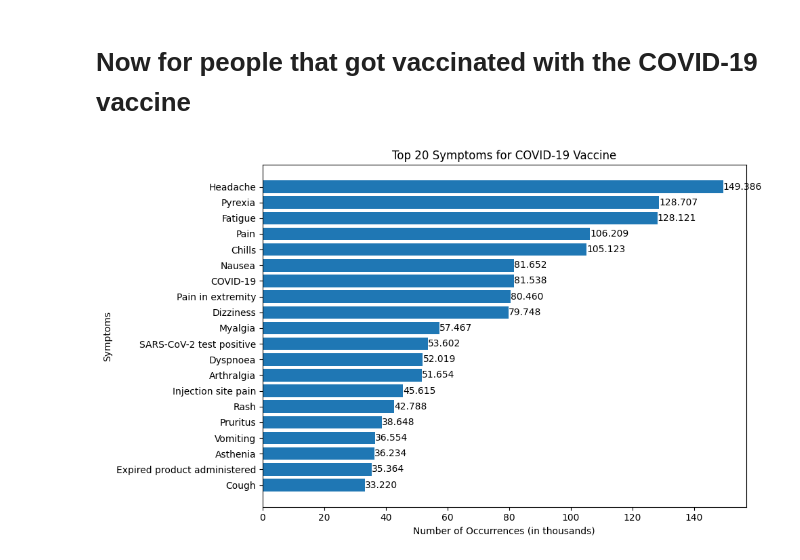
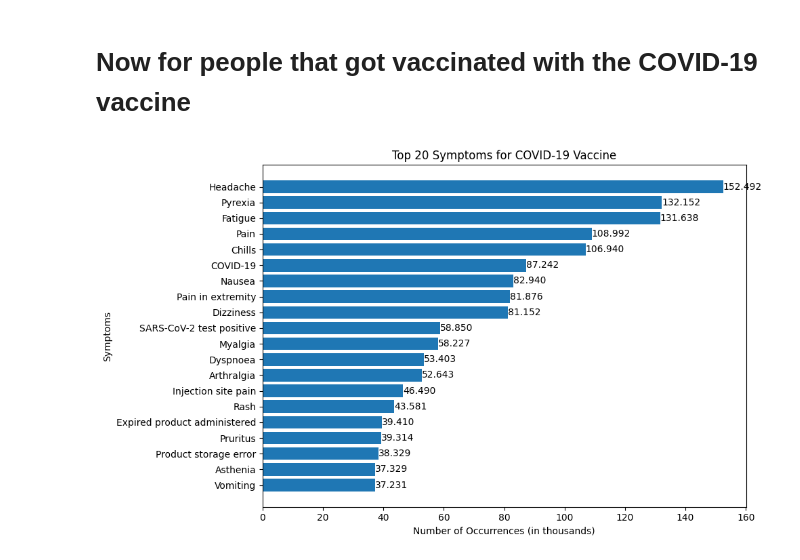
Before and after one commit to ZaNioxX/Masterarbeit, a Jupyter notebook: Data_Exploration/symptoms.ipynb, the cells around one changed output. Drawn from its saved outputs; the diff is of its cells as text; code cells hidden in the pictures.

```diff
--- a/Data_Exploration/symptoms.ipynb
+++ b/Data_Exploration/symptoms.ipynb
@@ -0,0 +3,31 @@
+# %%
+import pandas as pd
+
+# Assuming you have your datasets in a specified directory
+base_path = "/Users/sep/Documents/HAW/Masterarbeit/Daten.nosync/"
+
+total_vax_reports = 0
+unk_vax_reports = 0
+
+for year in range(1990, 2024):
+    vax_file_path = f"{base_path}{year}VAERSVAX.csv"
+
+    try:
+        # Load vaccine data
+        vax_df = pd.read_csv(vax_file_path, encoding='ISO-8859-1')
+
+        # Update counts
+        total_vax_reports += len(vax_df)
+        unk_vax_reports += len(vax_df[vax_df['VAX_TYPE'] == "UNK"])
+
+    except FileNotFoundError:
+        print(f"File not found for year {year}.")
+    except Exception as e:
+        print(f"An error occurred for year {year}: {e}")
+
+# Calculating the percentage
+if total_vax_reports > 0:
+    unk_percentage = (unk_vax_reports / total_vax_reports) * 100
+    print(f"Percentage of VAERS reports with VAX_TYPE as 'UNK': {unk_percentage:.2f}%")
+else:
+    print("No vaccine reports found.")
@@ -61,11 +163,14 @@ for year in range(2020, 2024):
     vax_file_path = f"{base_path}{year}VAERSVAX.csv"
     symptoms_file_path = f"{base_path}{year}VAERSSYMPTOMS.csv"
 
-    # Load vaccine data and filter for COVID-19 vaccines
+    # Load vaccine data
     vax_df = pd.read_csv(vax_file_path, encoding='ISO-8859-1')
-    covid_vax_ids = vax_df[vax_df['VAX_TYPE'] == "COVID19"]['VAERS_ID']
+    vax_df = vax_df.drop_duplicates(subset=['VAERS_ID'])
 
-    # Load symptoms data and filter based on COVID-19 vaccine IDs
+    # Filter for any VAX_TYPE that contains "COVID"
+    covid_vax_ids = vax_df[vax_df['VAX_TYPE'].str.contains("COVID", na=False)]['VAERS_ID']
+
+    # Load symptoms data and filter based on COVID vaccine IDs
     symptoms_df = pd.read_csv(symptoms_file_path, encoding='ISO-8859-1')
     covid_symptoms_df = symptoms_df[symptoms_df['VAERS_ID'].isin(covid_vax_ids)]
 
@@ -77,32 +182,32 @@ for year in range(2020, 2024):
 
 # Counting the occurrences of each symptom
 most_common_covid_symptoms = all_covid_symptoms.value_counts().head(20)
 
 # Convert the Series to a DataFrame
 df = most_common_covid_symptoms.reset_index()
 df.columns = ['Symptom', 'Count']
 
 # Sorting the DataFrame
 df = df.sort_values(by='Count', ascending=True)
 
 # Plotting
 plt.figure(figsize=(10, 6))
 bars = plt.barh(df['Symptom'], df['Count'] / 1000)  # Divide the count by 1000 to convert to thousands
 
 # Adding labels and title
 plt.xlabel('Number of Occurrences (in thousands)')
 plt.ylabel('Symptoms')
 plt.title('Top 20 Symptoms for COVID-19 Vaccine')
 
 # Adding the text inside the bars with thousands separator
 for bar in bars:
     label = f'{bar.get_width():,.3f}'.replace(',', '.')  # Format the number with a dot as a thousands separator
     plt.text(bar.get_width(), bar.get_y() + bar.get_height()/2,
              label,
              va='center', ha='left', color='black')
 
 plt.tight_layout()
-plt.savefig('/Users/sep/PycharmProjects/Masterarbeit/Plots/Data_Exploration/Symptoms/Top20Symptoms_covid.png')
+plt.savefig('/Users/sep/PycharmProjects/Masterarbeit/Plots/Data_Exploration/Symptoms/Top20Symptoms_COVID.png')
 plt.show()
 # %% [output]
-[figure, old version]
+[figure, new version]
```
Also changed, not shown: parts of 6 cells of this notebook, 29 other files.
